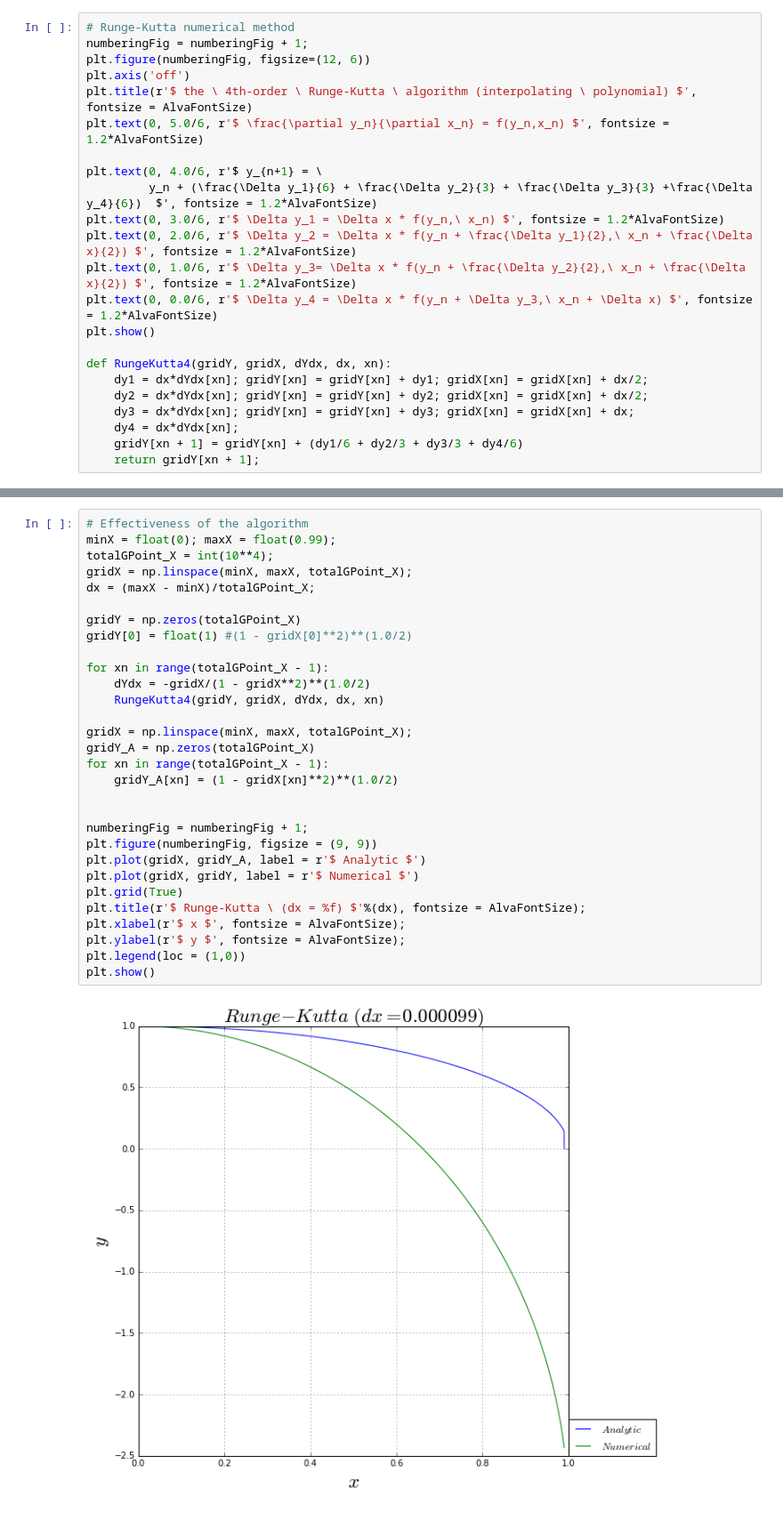
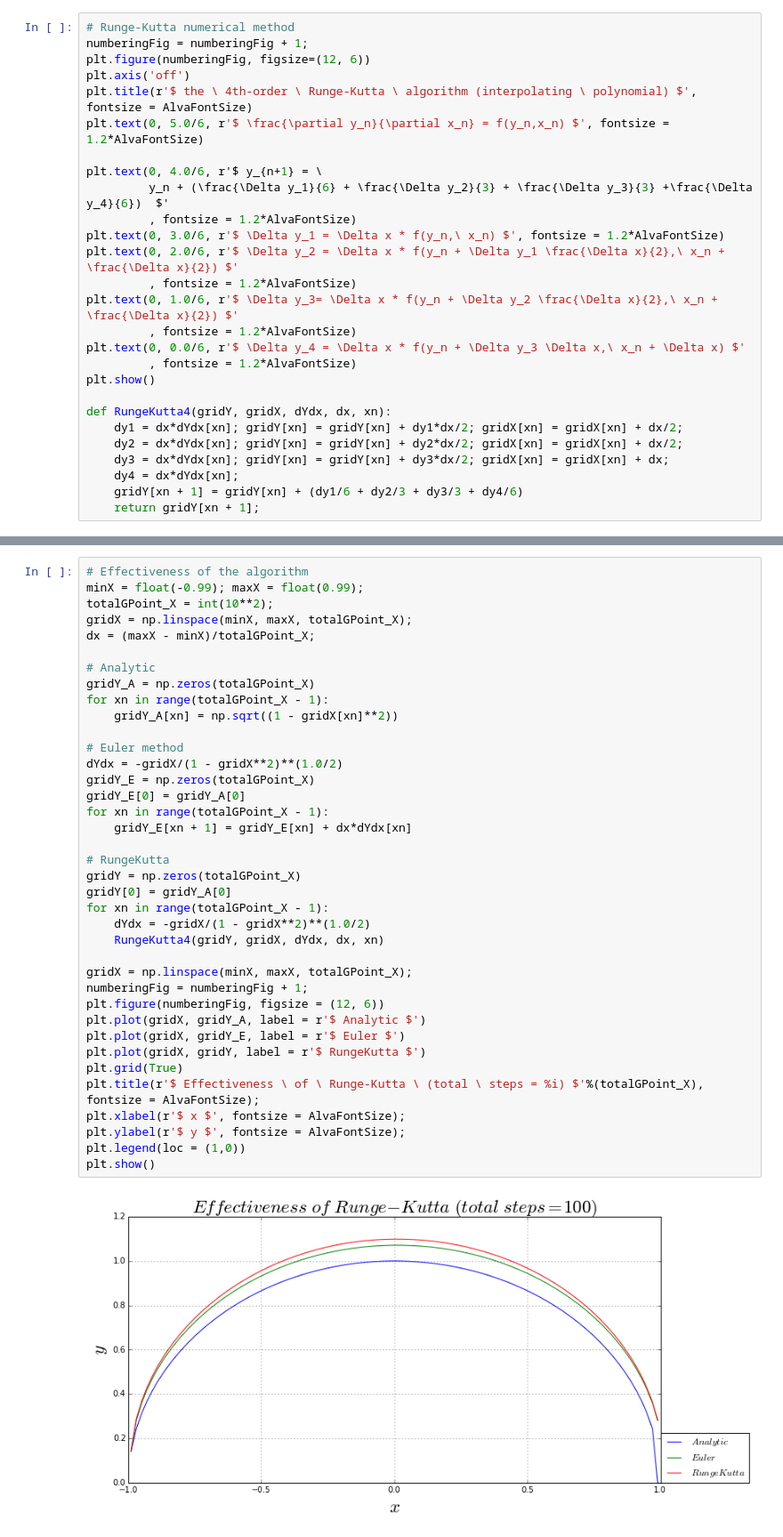
Before and after one commit to alvason/infectious-pulse, a Jupyter notebook: sir/sir.ipynb, the cells around one changed output, grey strips where cells are left out. Shown at 89% size. Drawn from its saved outputs; the diff is of its cells as text.

Commit message:
Runge Kutta

```diff
--- a/sir/sir.ipynb
+++ b/sir/sir.ipynb
@@ -40,17 +40,21 @@ plt.title(r'$ the \ 4th-order \ Runge-Kutta \ algorithm (interpolating \ polynom
 plt.text(0, 5.0/6, r'$ \frac{\partial y_n}{\partial x_n} = f(y_n,x_n) $', fontsize = 1.2*AlvaFontSize)
 
 plt.text(0, 4.0/6, r'$ y_{n+1} = \
-         y_n + (\frac{\Delta y_1}{6} + \frac{\Delta y_2}{3} + \frac{\Delta y_3}{3} +\frac{\Delta y_4}{6})  $', fontsize = 1.2*AlvaFontSize)
+         y_n + (\frac{\Delta y_1}{6} + \frac{\Delta y_2}{3} + \frac{\Delta y_3}{3} +\frac{\Delta y_4}{6})  $'
+         , fontsize = 1.2*AlvaFontSize)
 plt.text(0, 3.0/6, r'$ \Delta y_1 = \Delta x * f(y_n,\ x_n) $', fontsize = 1.2*AlvaFontSize)
-plt.text(0, 2.0/6, r'$ \Delta y_2 = \Delta x * f(y_n + \frac{\Delta y_1}{2},\ x_n + \frac{\Delta x}{2}) $', fontsize = 1.2*AlvaFontSize)
-plt.text(0, 1.0/6, r'$ \Delta y_3= \Delta x * f(y_n + \frac{\Delta y_2}{2},\ x_n + \frac{\Delta x}{2}) $', fontsize = 1.2*AlvaFontSize)
-plt.text(0, 0.0/6, r'$ \Delta y_4 = \Delta x * f(y_n + \Delta y_3,\ x_n + \Delta x) $', fontsize = 1.2*AlvaFontSize)
+plt.text(0, 2.0/6, r'$ \Delta y_2 = \Delta x * f(y_n + \Delta y_1 \frac{\Delta x}{2},\ x_n + \frac{\Delta x}{2}) $'
+         , fontsize = 1.2*AlvaFontSize)
+plt.text(0, 1.0/6, r'$ \Delta y_3= \Delta x * f(y_n + \Delta y_2 \frac{\Delta x}{2},\ x_n + \frac{\Delta x}{2}) $'
+         , fontsize = 1.2*AlvaFontSize)
+plt.text(0, 0.0/6, r'$ \Delta y_4 = \Delta x * f(y_n + \Delta y_3 \Delta x,\ x_n + \Delta x) $'
+         , fontsize = 1.2*AlvaFontSize)
 plt.show()
 
 def RungeKutta4(gridY, gridX, dYdx, dx, xn):
-    dy1 = dx*dYdx[xn]; gridY[xn] = gridY[xn] + dy1; gridX[xn] = gridX[xn] + dx/2;
-    dy2 = dx*dYdx[xn]; gridY[xn] = gridY[xn] + dy2; gridX[xn] = gridX[xn] + dx/2;
-    dy3 = dx*dYdx[xn]; gridY[xn] = gridY[xn] + dy3; gridX[xn] = gridX[xn] + dx;
+    dy1 = dx*dYdx[xn]; gridY[xn] = gridY[xn] + dy1*dx/2; gridX[xn] = gridX[xn] + dx/2;
+    dy2 = dx*dYdx[xn]; gridY[xn] = gridY[xn] + dy2*dx/2; gridX[xn] = gridX[xn] + dx/2;
+    dy3 = dx*dYdx[xn]; gridY[xn] = gridY[xn] + dy3*dx/2; gridX[xn] = gridX[xn] + dx;
     dy4 = dx*dYdx[xn];
     gridY[xn + 1] = gridY[xn] + (dy1/6 + dy2/3 + dy3/3 + dy4/6)
     return gridY[xn + 1];
@@ -59,35 +63,43 @@ def RungeKutta4(gridY, gridX, dYdx, dx, xn):
 # %%
 # Effectiveness of the algorithm
-minX = float(0); maxX = float(0.99);
-totalGPoint_X = int(10**4);
+minX = float(-0.99); maxX = float(0.99);
+totalGPoint_X = int(10**2);
 gridX = np.linspace(minX, maxX, totalGPoint_X);
 dx = (maxX - minX)/totalGPoint_X;
 
+# Analytic
+gridY_A = np.zeros(totalGPoint_X)
+for xn in range(totalGPoint_X - 1):
+    gridY_A[xn] = np.sqrt((1 - gridX[xn]**2))
+
+# Euler method
+dYdx = -gridX/(1 - gridX**2)**(1.0/2)
+gridY_E = np.zeros(totalGPoint_X)
+gridY_E[0] = gridY_A[0]
+for xn in range(totalGPoint_X - 1):
+    gridY_E[xn + 1] = gridY_E[xn] + dx*dYdx[xn]
+
+# RungeKutta
 gridY = np.zeros(totalGPoint_X)
-gridY[0] = float(1) #(1 - gridX[0]**2)**(1.0/2)
-
+gridY[0] = gridY_A[0]
 for xn in range(totalGPoint_X - 1):
     dYdx = -gridX/(1 - gridX**2)**(1.0/2)
     RungeKutta4(gridY, gridX, dYdx, dx, xn)
 
 gridX = np.linspace(minX, maxX, totalGPoint_X);
-gridY_A = np.zeros(totalGPoint_X)
-for xn in range(totalGPoint_X - 1):
-    gridY_A[xn] = (1 - gridX[xn]**2)**(1.0/2)
-
-
 numberingFig = numberingFig + 1;
-plt.figure(numberingFig, figsize = (9, 9))
+plt.figure(numberingFig, figsize = (12, 6))
 plt.plot(gridX, gridY_A, label = r'$ Analytic $')
-plt.plot(gridX, gridY, label = r'$ Numerical $')
+plt.plot(gridX, gridY_E, label = r'$ Euler $')
+plt.plot(gridX, gridY, label = r'$ RungeKutta $')
 plt.grid(True)
-plt.title(r'$ Runge-Kutta \ (dx = %f) $'%(dx), fontsize = AlvaFontSize);
+plt.title(r'$ Effectiveness \ of \ Runge-Kutta \ (total \ steps = %i) $'%(totalGPoint_X), fontsize = AlvaFontSize);
 plt.xlabel(r'$ x $', fontsize = AlvaFontSize);
 plt.ylabel(r'$ y $', fontsize = AlvaFontSize);
 plt.legend(loc = (1,0))
 plt.show()
 # %% [output]
-[figure, old version]
+[figure, new version]
 # %%
 # setting parameter
 timeUnit = 'day'
```
Also changed, not shown: parts of 3 cells of this notebook, 3 other files.
